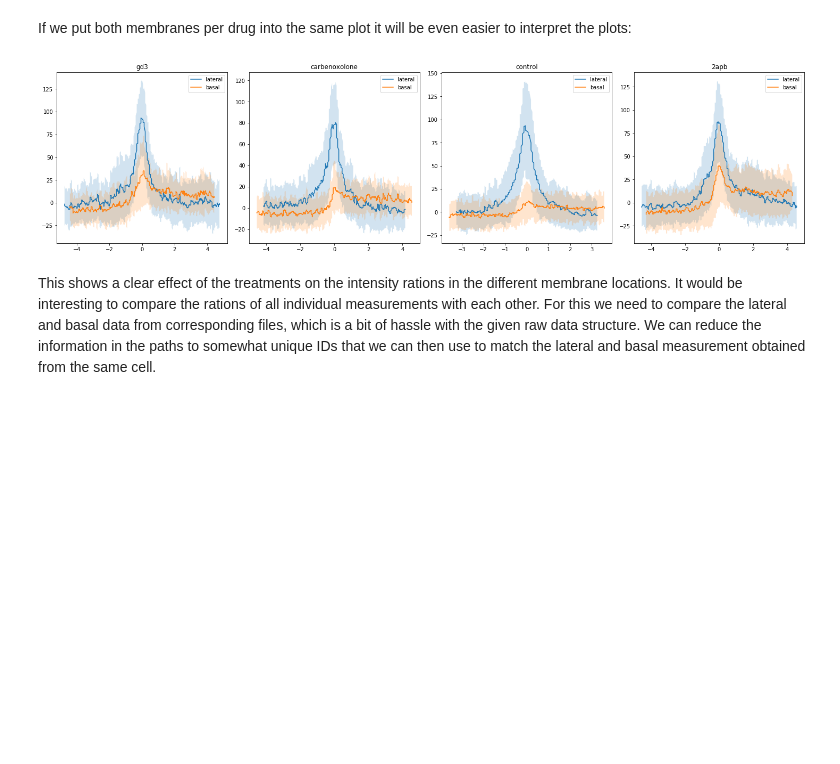
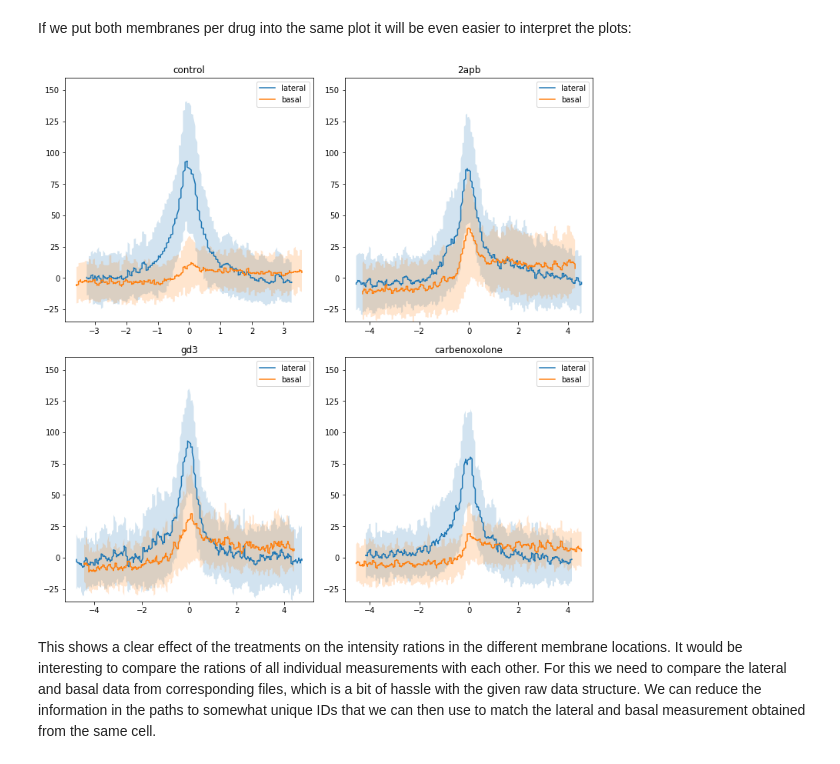
Before and after one commit to ChatzigeorgiouGroup/hoyeretal_notochord_effector_quantifications, a Jupyter notebook: Ratios_of_cell_membrane_intensity_in_ciona_notochord.ipynb, the cells around one changed output. Cells and saved outputs as stored; diff of their text form; code cells hidden in the pictures; blank space fills up the shorter version.

Commit message:
updated figure formatting

```diff
--- a/Ratios_of_cell_membrane_intensity_in_ciona_notochord.ipynb
+++ b/Ratios_of_cell_membrane_intensity_in_ciona_notochord.ipynb
@@ -154,7 +153,7 @@ def plot_fill_individual(data):
         for j, drug in enumerate(data.drug.unique()):
             df = concatenated_dataframes[drug][membrane]
             #make symmetry
-            df = df[:np.abs(np.min(df.index))]
+            df = df[:np.abs(np.min(df.index.values))]
             mean = df.mean(axis = 1)
             std = df.std(axis = 1)
             axes[i,j].plot(mean)
@@ -171,24 +170,26 @@ If we put both membranes per drug into the same plot it will be even easier to i
 # %%
 def plot_combined_data(data):
     concatenated_dataframes = make_concatenated_dataframes(data)
-    fig, axes = plt.subplots(1, 4, figsize = (20, 5), constrained_layout = True)
+    fig, axes = plt.subplots(2, 2, figsize = (10, 10), constrained_layout = True)
+    axes = axes.ravel()
     for i, membrane in enumerate(data.membrane.unique()):
-        for j, drug in enumerate(data.drug.unique()):
+        for j, drug in enumerate(["control", "2apb", "gd3","carbenoxolone"]):
             df = concatenated_dataframes[drug][membrane]
             #make symmetry
-            df = df[:np.abs(np.min(df.index))]
+            df = df[:np.abs(np.min(df.index.values))]
             mean = df.mean(axis = 1)
             std = df.std(axis = 1)
             axes[j].plot(mean, label = membrane)
+            axes[j].set_ylim([-35,160])
             axes[j].fill_between(x = df.index, y1 = mean + std, y2 = mean - std, alpha = 0.2)
             axes[j].set_title(f"{drug}")
             axes[j].legend()
     return fig
 fig = plot_combined_data(all_data)
-# fig.savefig("mean_stdregion_one_axes.png")
-# fig.savefig("mean_stdregion_one_axes.svg")
+fig.savefig("mean_stdregion_one_axes.png")
+fig.savefig("mean_stdregion_one_axes.svg")
 # %% [output]
-[figure, old version]
+[figure, new version]
 # %% [markdown]
 This shows a clear effect of the treatments on the intensity rations in the different membrane locations. It would be interesting to compare the rations of all individual measurements with each other. For this we need to compare the lateral and basal data from corresponding files, which is a bit of hassle with the given raw data structure. We can reduce the information in the paths to somewhat unique IDs that we can then use to match the lateral and basal measurement obtained from the same cell.
 # %%
```
Also changed, not shown: parts of 4 cells of this notebook.
